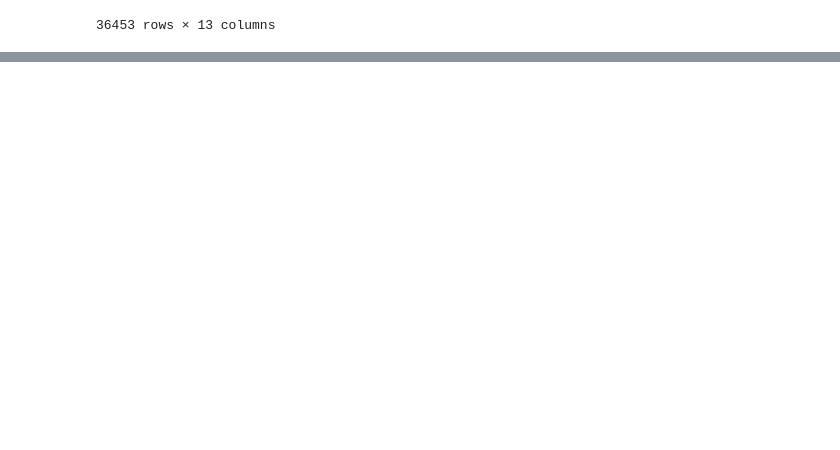
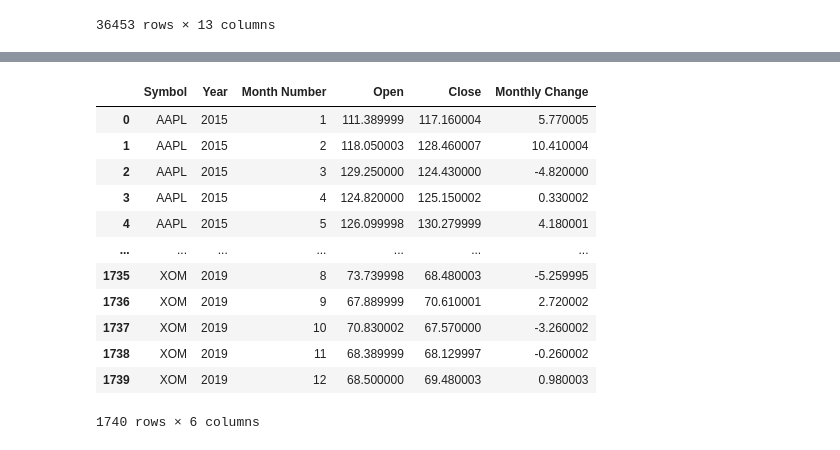
Before and after one commit to Jdshah06/S-P-500-Stock-Analysis, a Jupyter notebook: Project Dow Test.ipynb, the cells around one changed output, grey strips where cells are left out. Drawn from its saved outputs; the diff is of its cells as text; code cells hidden in the pictures; blank space fills up the shorter version.

```diff
--- a/Project Dow Test.ipynb
+++ b/Project Dow Test.ipynb
@@ -182,3 +182,8 @@ stocks_df
 | 36451 | 2019-12-27 | 58.919998 | 59.029999 | 58.380001 | 59.020000 | 3647600 | WBA | Walgreens Boots Alliance, Inc | Pharmaceutical Retailers | Healthcare | ... |
 | 36452 | 2019-12-30 | 59.090000 | 59.599998 | 58.810001 | 58.910000 | 3264500 | WBA | Walgreens Boots Alliance, Inc | Pharmaceutical Retailers | Healthcare | ... |
 36453 rows × 13 columns
+# %%
+stocks_df['Date']= pd.to_datetime(stocks_df['Date'])
+stocks_df['Month Number']= stocks_df['Date'].dt.month
+stocks_df['Year']= stocks_df['Date'].dt.year
+stocks_df
@@ -184,0 +204,3 @@ stocks_df
+# %%
+monthly_change= stocks_df.groupby(['Symbol','Year','Month Number']).agg({'Open':'first','Close':'last'})
+monthly_change
@@ -184,0 +222,18 @@ stocks_df
+# %%
+monthly_change['Monthly Change'] = monthly_change['Close'] - monthly_change['Open']
+# %%
+monthly_change
+# %% [output]
+|  | Symbol | Year | Month Number | Open | Close | Monthly Change |
+| 0 | AAPL | 2015 | 1 | 111.389999 | 117.160004 | 5.770005 |
+| 1 | AAPL | 2015 | 2 | 118.050003 | 128.460007 | 10.410004 |
+| 2 | AAPL | 2015 | 3 | 129.250000 | 124.430000 | -4.820000 |
+| 3 | AAPL | 2015 | 4 | 124.820000 | 125.150002 | 0.330002 |
+| 4 | AAPL | 2015 | 5 | 126.099998 | 130.279999 | 4.180001 |
+| ... | ... | ... | ... | ... | ... | ... |
+| 1735 | XOM | 2019 | 8 | 73.739998 | 68.480003 | -5.259995 |
+| 1736 | XOM | 2019 | 9 | 67.889999 | 70.610001 | 2.720002 |
+| 1737 | XOM | 2019 | 10 | 70.830002 | 67.570000 | -3.260002 |
+| 1738 | XOM | 2019 | 11 | 68.389999 | 68.129997 | -0.260002 |
+| 1739 | XOM | 2019 | 12 | 68.500000 | 69.480003 | 0.980003 |
+1740 rows × 6 columns
```
Also changed, not shown: parts of 9 cells of this notebook.
